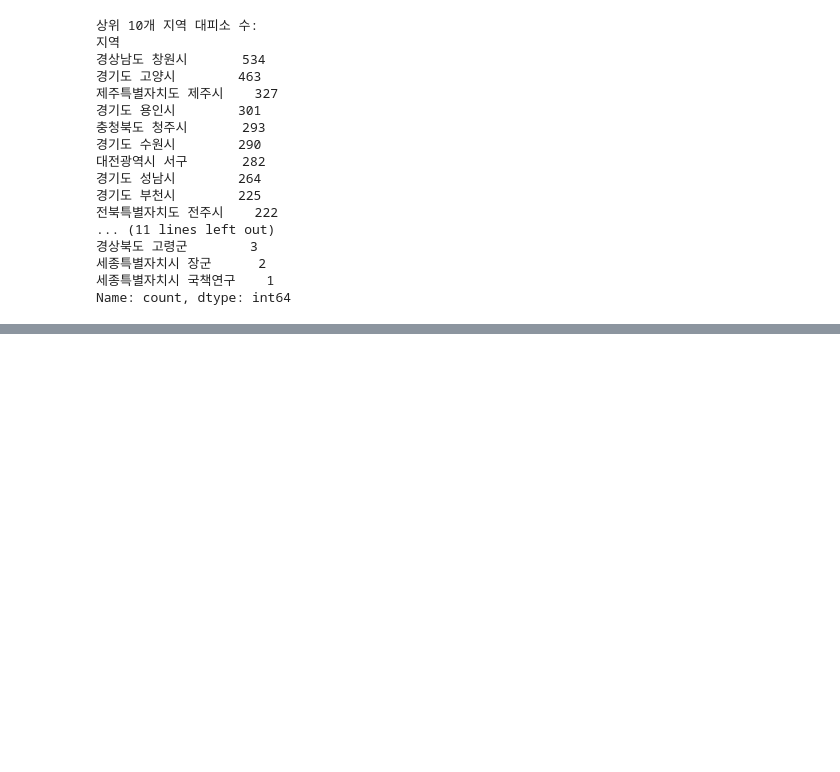
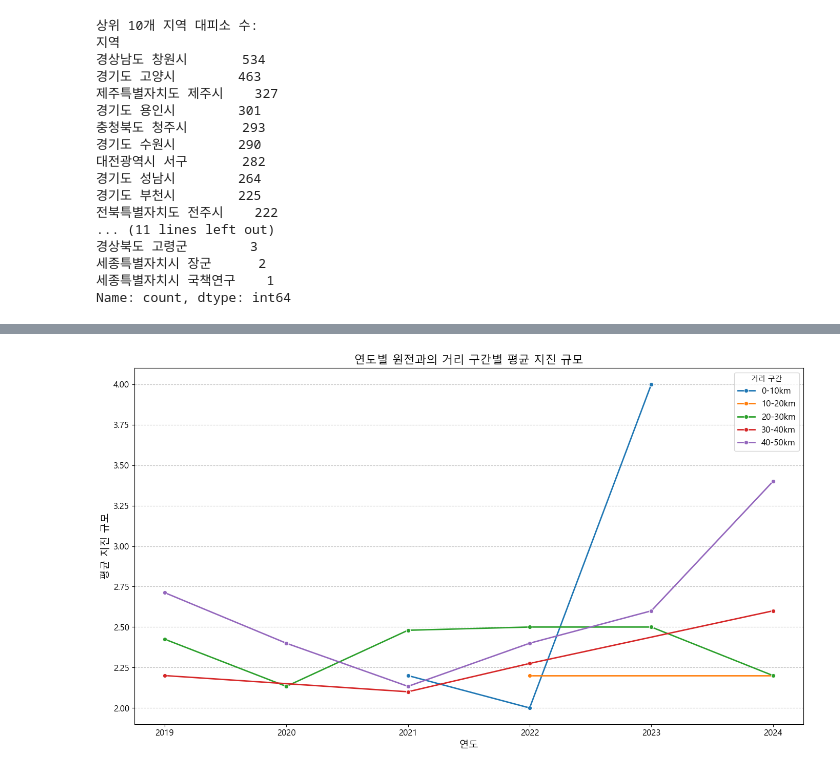
Before and after one commit to minganin99/Earthquake-Korea-DataAnalysis, a Jupyter notebook: test1.ipynb, the cells around one changed output, grey strips where cells are left out. Saved outputs shown, nothing was run; the diff lists cells and outputs as text; code cells hidden in the pictures; blank space fills up the shorter version.

```diff
--- a/test1.ipynb
+++ b/test1.ipynb
@@ -350,0 +372,35 @@ Name: count, dtype: int64
+# %%
+import pandas as pd
+import matplotlib.pyplot as plt
+import seaborn as sns
+
+# 파일 읽기
+df_nuclear_50 = pd.read_csv('C:/geo/Earthquake-Korea-DataAnalysis/dataset/최종데이터셋/대책현황/원자력발전소/국내원자력발전소_50km이내_지진발생현황.csv', encoding='EUC-KR')
+
+# 데이터 확인
+df_nuclear_50['연도'] = pd.to_datetime(df_nuclear_50['발생년월일']).dt.year  # Assuming '발생일자' contains the date
+
+# 거리 구간 설정
+bins = [0, 10, 20, 30, 40, 50]
+labels = ['0-10km', '10-20km', '20-30km', '30-40km', '40-50km']
+df_nuclear_50['거리 구간'] = pd.cut(df_nuclear_50['거리(km)'], bins=bins, labels=labels)
+
+# 연도 및 거리 구간별 지진 규모 평균 계산
+distance_magnitude_year = df_nuclear_50.groupby(['연도', '거리 구간'])['규모'].mean().reset_index()
+
+# 시각화
+plt.figure(figsize=(14, 8))
+sns.lineplot(data=distance_magnitude_year, x='연도', y='규모', hue='거리 구간', marker='o', linewidth=2)
+
+# 그래프 꾸미기
+plt.title('연도별 원전과의 거리 구간별 평균 지진 규모', fontsize=16)
+plt.xlabel('연도', fontsize=14)
+plt.ylabel('평균 지진 규모', fontsize=14)
+plt.xticks(fontsize=12)
+plt.yticks(fontsize=12)
+plt.legend(title='거리 구간', fontsize=12)
+plt.grid(True, axis='y', linestyle='--', alpha=0.7)
+plt.tight_layout()
+plt.show()
+# %% [output]
+[figure, added]
```
Also changed, not shown: parts of 1 cell of this notebook.
